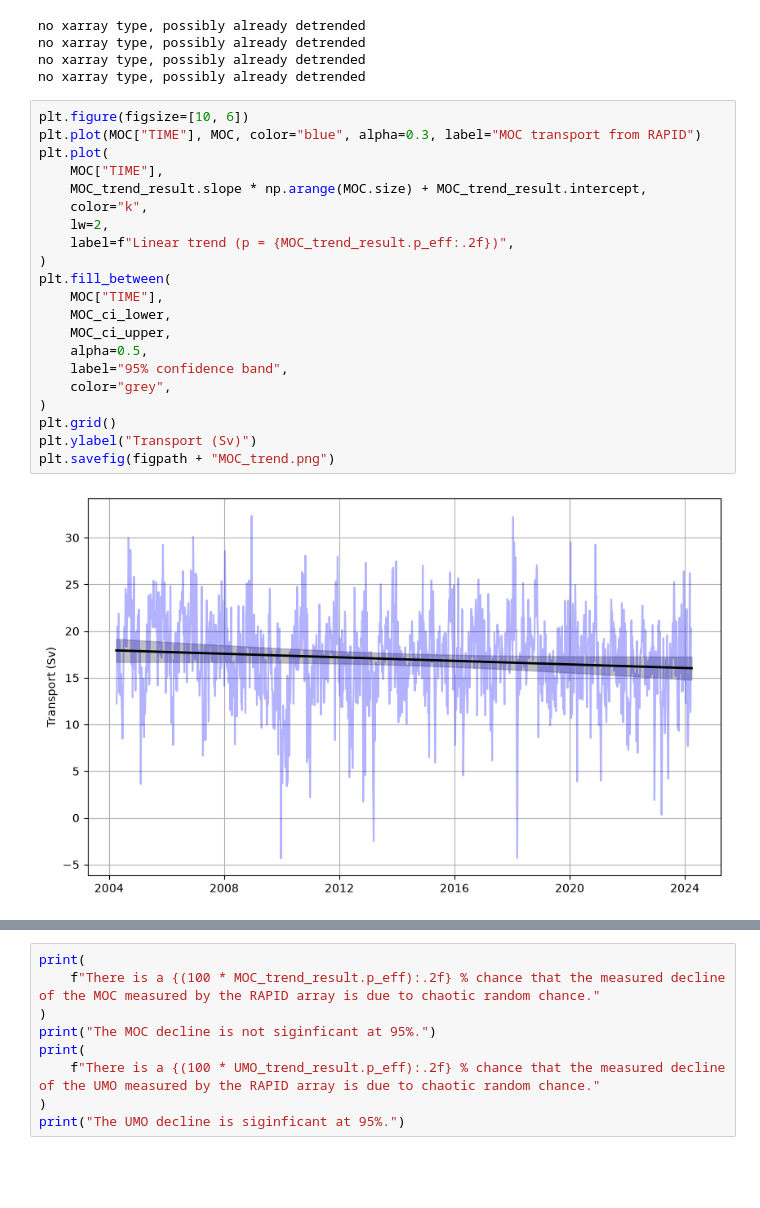
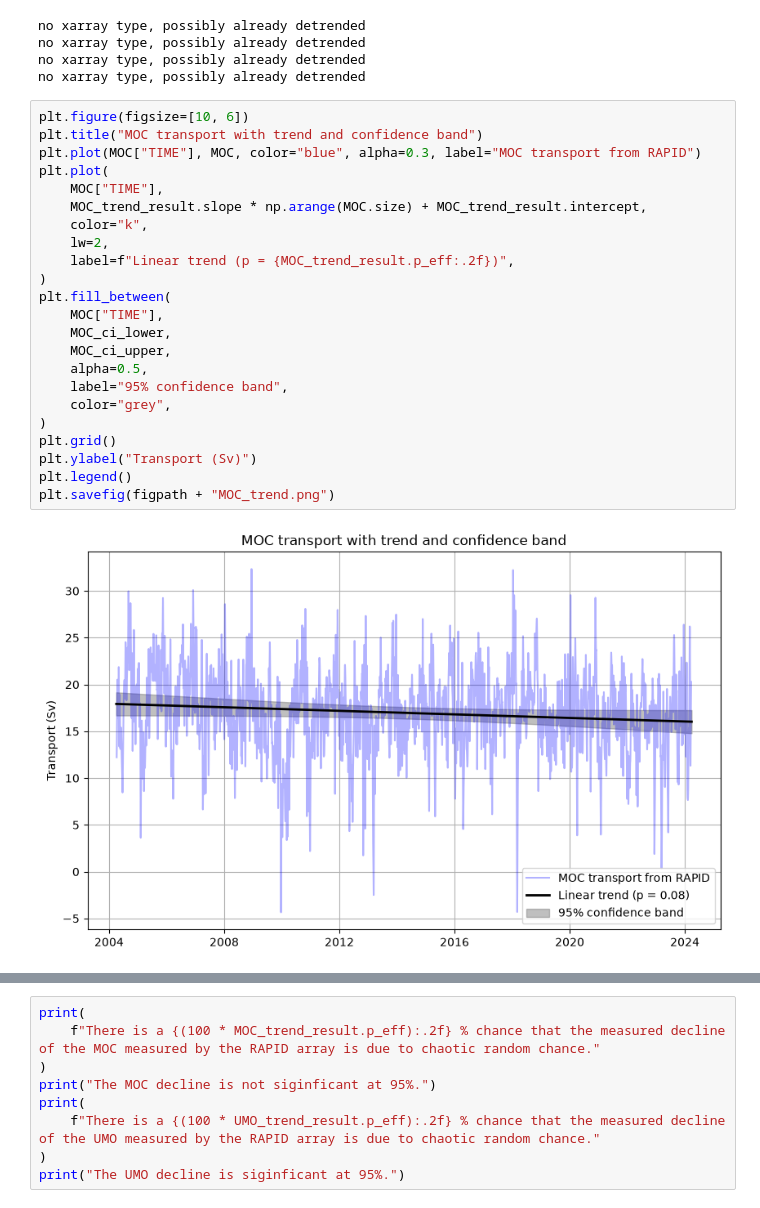
Before and after one commit to jakey244/DataAnalysis_A2, a Jupyter notebook: notebooks/part2A_seasonality_autocorrelation_trends.ipynb, the cells around one changed output, grey strips where cells are left out. Drawn from its saved outputs; the diff is of its cells as text; blank space fills up the shorter version.

```diff
--- a/notebooks/part2A_seasonality_autocorrelation_trends.ipynb
+++ b/notebooks/part2A_seasonality_autocorrelation_trends.ipynb
@@ -150,26 +155,28 @@ no xarray type, possibly already detrended
 no xarray type, possibly already detrended
 # %%
 plt.figure(figsize=[10, 6])
+plt.title("MOC transport with trend and confidence band")
 plt.plot(MOC["TIME"], MOC, color="blue", alpha=0.3, label="MOC transport from RAPID")
 plt.plot(
     MOC["TIME"],
     MOC_trend_result.slope * np.arange(MOC.size) + MOC_trend_result.intercept,
     color="k",
     lw=2,
     label=f"Linear trend (p = {MOC_trend_result.p_eff:.2f})",
 )
 plt.fill_between(
     MOC["TIME"],
     MOC_ci_lower,
     MOC_ci_upper,
     alpha=0.5,
     label="95% confidence band",
     color="grey",
 )
 plt.grid()
 plt.ylabel("Transport (Sv)")
+plt.legend()
 plt.savefig(figpath + "MOC_trend.png")
 # %% [output]
-[figure, old version]
+[figure, new version]
 # %%
 plt.figure(figsize=[10, 6])
```
Also changed, not shown: parts of 7 cells of this notebook, 19 other files.
